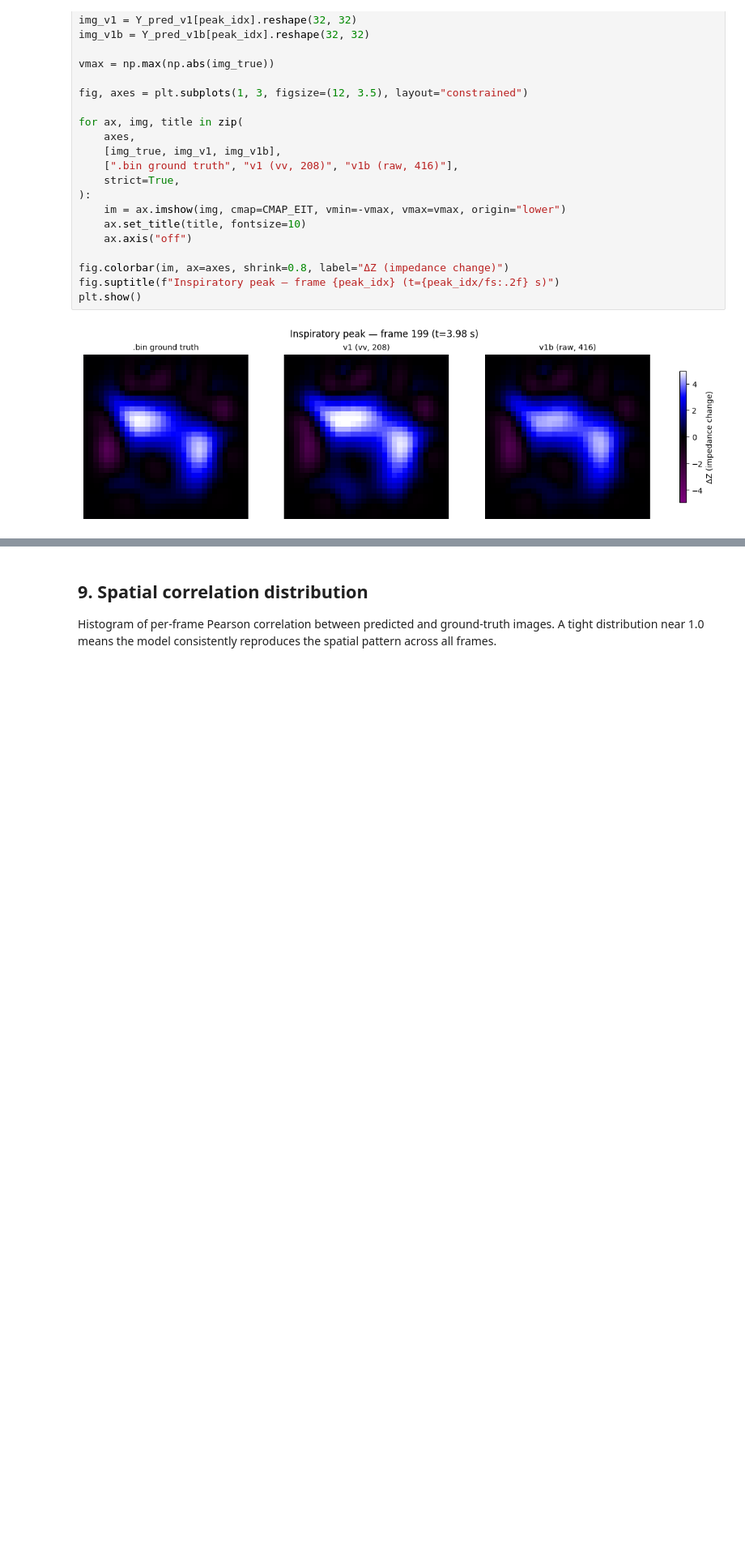
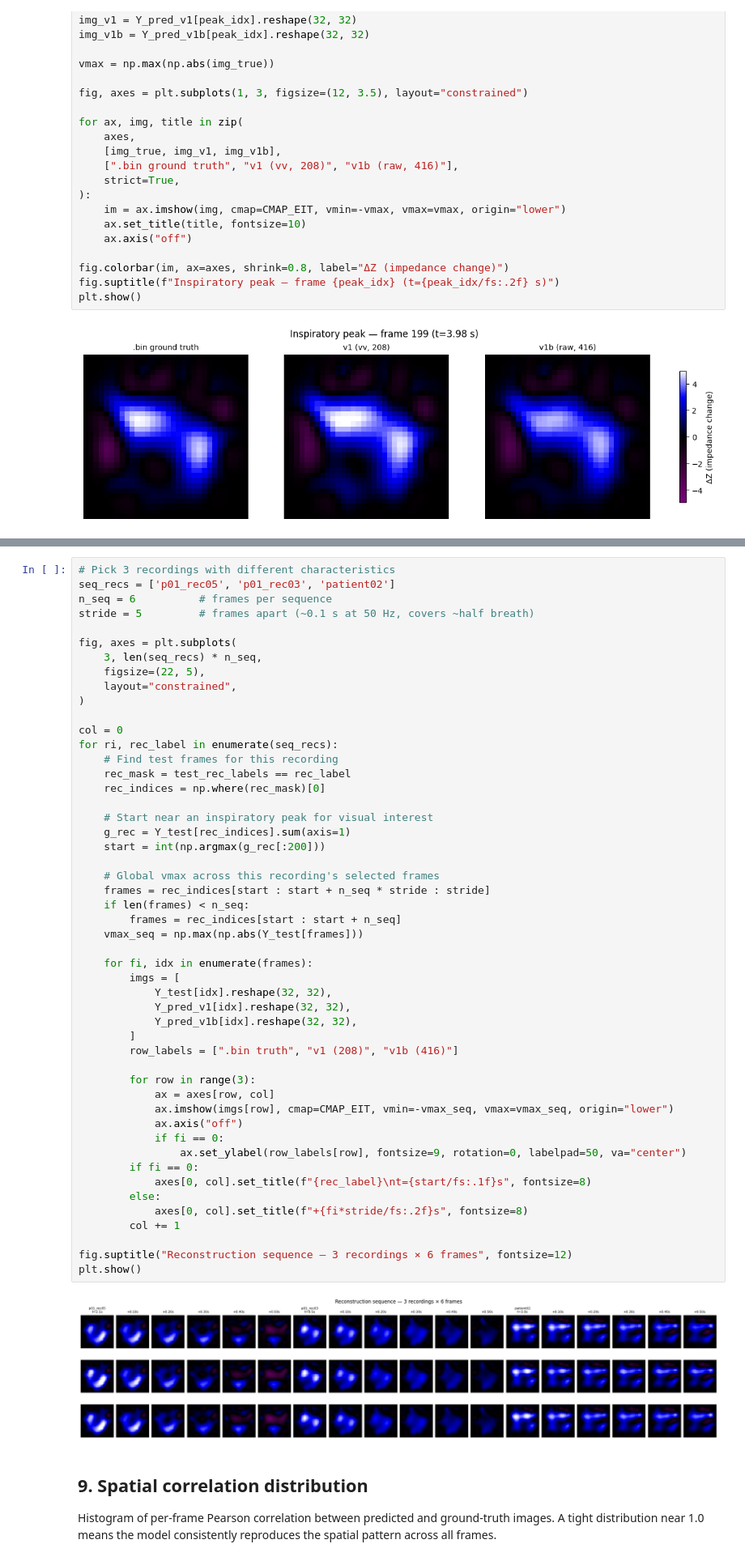
Before and after one commit to Kernel236/fastEIT, a Jupyter notebook: notebooks/04_ml_reconstruction.ipynb, the cells around one changed output, grey strips where cells are left out. Shown at 81% size. Saved outputs shown, nothing was run; the diff lists cells and outputs as text; blank space fills up the shorter version.

```diff
--- a/notebooks/04_ml_reconstruction.ipynb
+++ b/notebooks/04_ml_reconstruction.ipynb
@@ -342,3 +348,55 @@ plt.show()
+# %%
+# Pick 3 recordings with different characteristics
+seq_recs = ['p01_rec05', 'p01_rec03', 'patient02']
+n_seq = 6          # frames per sequence
+stride = 5         # frames apart (~0.1 s at 50 Hz, covers ~half breath)
+
+fig, axes = plt.subplots(
+    3, len(seq_recs) * n_seq,
+    figsize=(22, 5),
+    layout="constrained",
+)
+
+col = 0
+for ri, rec_label in enumerate(seq_recs):
+    # Find test frames for this recording
+    rec_mask = test_rec_labels == rec_label
+    rec_indices = np.where(rec_mask)[0]
+
+    # Start near an inspiratory peak for visual interest
+    g_rec = Y_test[rec_indices].sum(axis=1)
+    start = int(np.argmax(g_rec[:200]))
+
+    # Global vmax across this recording's selected frames
+    frames = rec_indices[start : start + n_seq * stride : stride]
+    if len(frames) < n_seq:
+        frames = rec_indices[start : start + n_seq]
+    vmax_seq = np.max(np.abs(Y_test[frames]))
+
+    for fi, idx in enumerate(frames):
+        imgs = [
+            Y_test[idx].reshape(32, 32),
+            Y_pred_v1[idx].reshape(32, 32),
+            Y_pred_v1b[idx].reshape(32, 32),
+        ]
+        row_labels = [".bin truth", "v1 (208)", "v1b (416)"]
+
+        for row in range(3):
+            ax = axes[row, col]
+            ax.imshow(imgs[row], cmap=CMAP_EIT, vmin=-vmax_seq, vmax=vmax_seq, origin="lower")
+            ax.axis("off")
+            if fi == 0:
+                ax.set_ylabel(row_labels[row], fontsize=9, rotation=0, labelpad=50, va="center")
+        if fi == 0:
+            axes[0, col].set_title(f"{rec_label}\nt={start/fs:.1f}s", fontsize=8)
+        else:
+            axes[0, col].set_title(f"+{fi*stride/fs:.2f}s", fontsize=8)
+        col += 1
+
+fig.suptitle("Reconstruction sequence — 3 recordings × 6 frames", fontsize=12)
+plt.show()
+# %% [output]
+[figure, added]
 # %% [markdown]
 ## 9. Spatial correlation distribution
 
```
Also changed, not shown: parts of 1 cell of this notebook.
